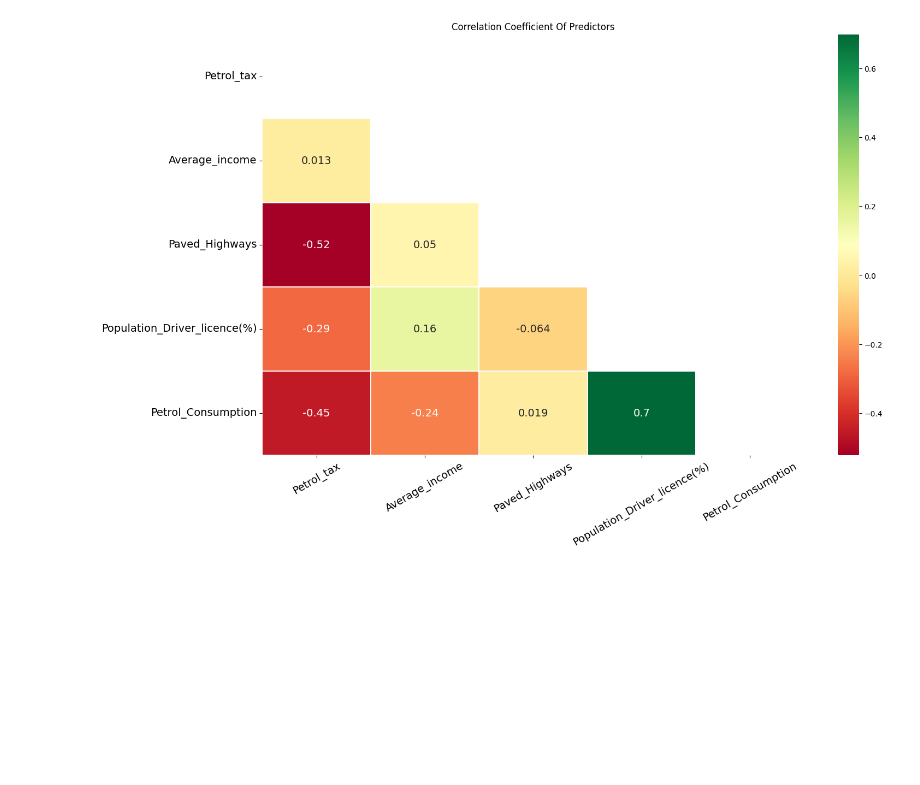
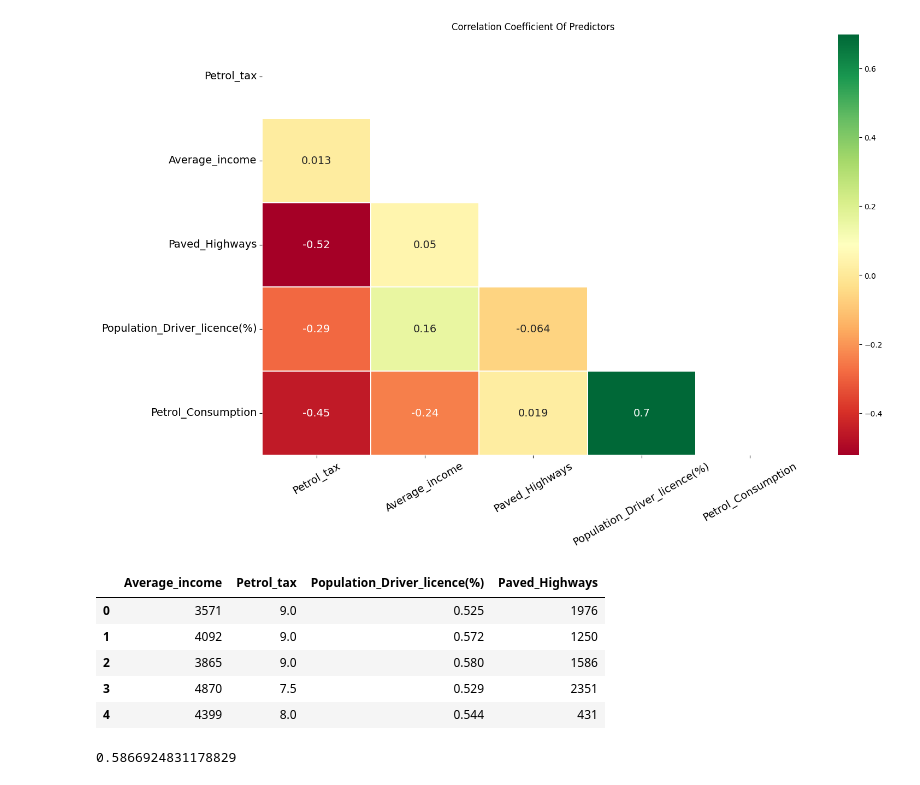
Before and after one commit to oblyshchak/ds_homeworks, a Jupyter notebook: homework_36, valid, k-fold/task_2.ipynb, the cells around one changed output. Cells and saved outputs as stored; diff of their text form; code cells hidden in the pictures; blank space fills up the shorter version.

Commit message:
k-fold validation, finish tasks
Signed-off-by: Oleksandra Blyshchak <oleksandra.blyschak@gmail.com>

```diff
--- a/homework_36, valid, k-fold/task_2.ipynb
+++ b/homework_36, valid, k-fold/task_2.ipynb
@@ -65,4 +62,12 @@ plt.show()
 [figure]
 # %%
 y = data['Petrol_Consumption']
-x = data[['Average_income', 'Paved_Highways', 'Population_Driver_licence(%)']]
+x = data[['Average_income', 'Petrol_tax', 'Population_Driver_licence(%)', 'Paved_Highways']]
+x.head()
+# %% [output]
+|  | Average_income | Petrol_tax | Population_Driver_licence(%) | Paved_Highways |
+| 0 | 3571 | 9.0 | 0.525 | 1976 |
+| 1 | 4092 | 9.0 | 0.572 | 1250 |
+| 2 | 3865 | 9.0 | 0.580 | 1586 |
+| 3 | 4870 | 7.5 | 0.529 | 2351 |
+| 4 | 4399 | 8.0 | 0.544 | 431 |
@@ -73,0 +82,5 @@ model = LR().fit(x_train, y_train)
+# %%
+score_folds = cross_val_score(LR(), x, y, cv = k_folds)
+rmse(score_folds.mean())
+# %% [output]
+0.5866924831178829
```
Also changed, not shown: parts of 8 cells of this notebook, 1 other file.
